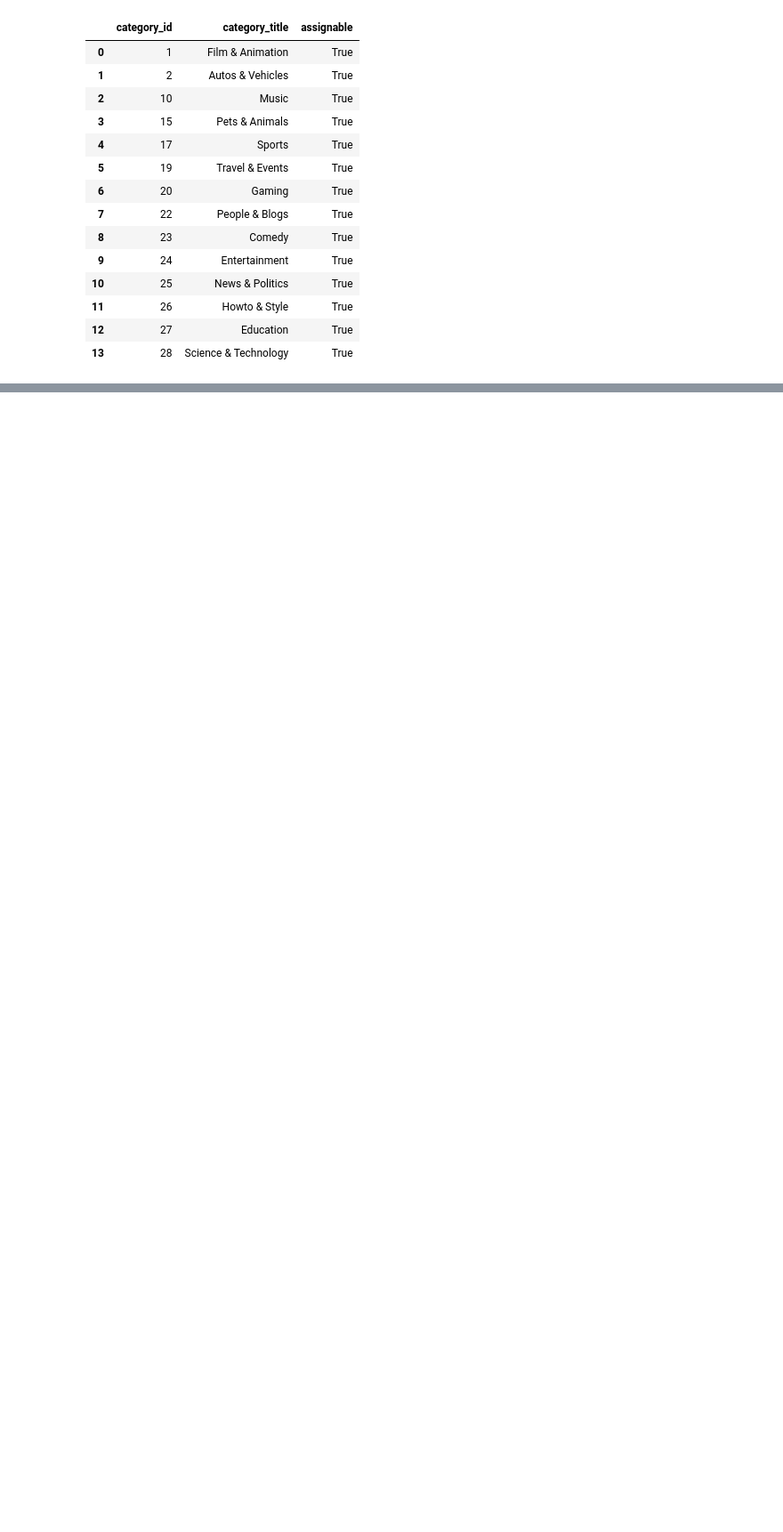
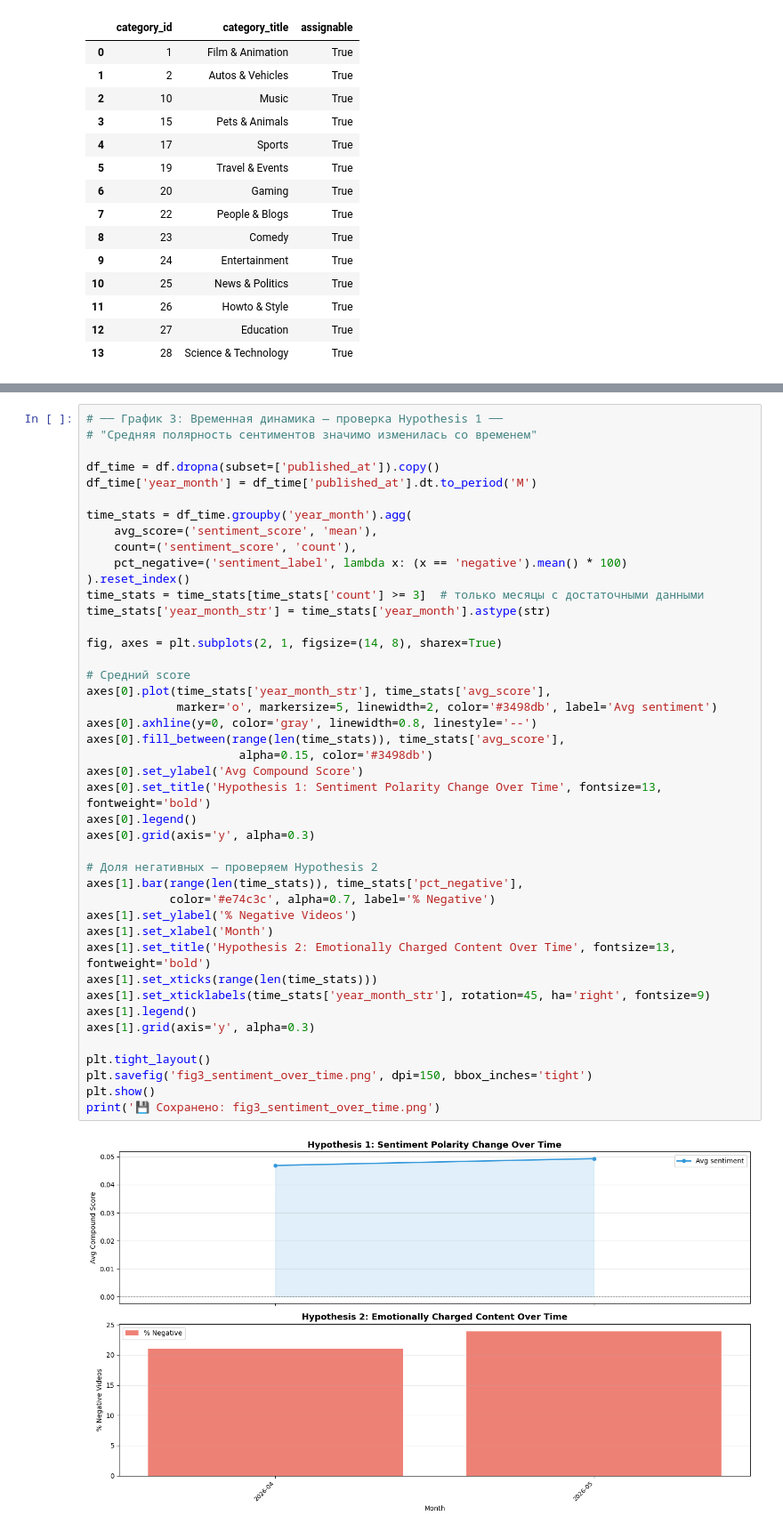
Before and after one commit to KamilaAkhmetova/youtube-ai-project, a Jupyter notebook: main.ipynb, the cells around one changed output, grey strips where cells are left out. Shown at 89% size. Cells and saved outputs as stored; diff of their text form; blank space fills up the shorter version.

```diff
--- a/main.ipynb
+++ b/main.ipynb
@@ -242,0 +777,45 @@ Skipped category 27 - Education: <HttpError 404 when requesting https://youtube.
+# %%
+# ── График 3: Временная динамика — проверка Hypothesis 1 ──
+# "Средняя полярность сентиментов значимо изменилась со временем"
+
+df_time = df.dropna(subset=['published_at']).copy()
+df_time['year_month'] = df_time['published_at'].dt.to_period('M')
+
+time_stats = df_time.groupby('year_month').agg(
+    avg_score=('sentiment_score', 'mean'),
+    count=('sentiment_score', 'count'),
+    pct_negative=('sentiment_label', lambda x: (x == 'negative').mean() * 100)
+).reset_index()
+time_stats = time_stats[time_stats['count'] >= 3]  # только месяцы с достаточными данными
+time_stats['year_month_str'] = time_stats['year_month'].astype(str)
+
+fig, axes = plt.subplots(2, 1, figsize=(14, 8), sharex=True)
+
+# Средний score
+axes[0].plot(time_stats['year_month_str'], time_stats['avg_score'],
+             marker='o', markersize=5, linewidth=2, color='#3498db', label='Avg sentiment')
+axes[0].axhline(y=0, color='gray', linewidth=0.8, linestyle='--')
+axes[0].fill_between(range(len(time_stats)), time_stats['avg_score'],
+                      alpha=0.15, color='#3498db')
+axes[0].set_ylabel('Avg Compound Score')
+axes[0].set_title('Hypothesis 1: Sentiment Polarity Change Over Time', fontsize=13, fontweight='bold')
+axes[0].legend()
+axes[0].grid(axis='y', alpha=0.3)
+
+# Доля негативных — проверяем Hypothesis 2
+axes[1].bar(range(len(time_stats)), time_stats['pct_negative'],
+            color='#e74c3c', alpha=0.7, label='% Negative')
+axes[1].set_ylabel('% Negative Videos')
+axes[1].set_xlabel('Month')
+axes[1].set_title('Hypothesis 2: Emotionally Charged Content Over Time', fontsize=13, fontweight='bold')
+axes[1].set_xticks(range(len(time_stats)))
+axes[1].set_xticklabels(time_stats['year_month_str'], rotation=45, ha='right', fontsize=9)
+axes[1].legend()
+axes[1].grid(axis='y', alpha=0.3)
+
+plt.tight_layout()
+plt.savefig('fig3_sentiment_over_time.png', dpi=150, bbox_inches='tight')
+plt.show()
+print('💾 Сохранено: fig3_sentiment_over_time.png')
+# %% [output]
+[figure, added]
```
Also changed, not shown: parts of 28 cells of this notebook, 5 other files.
